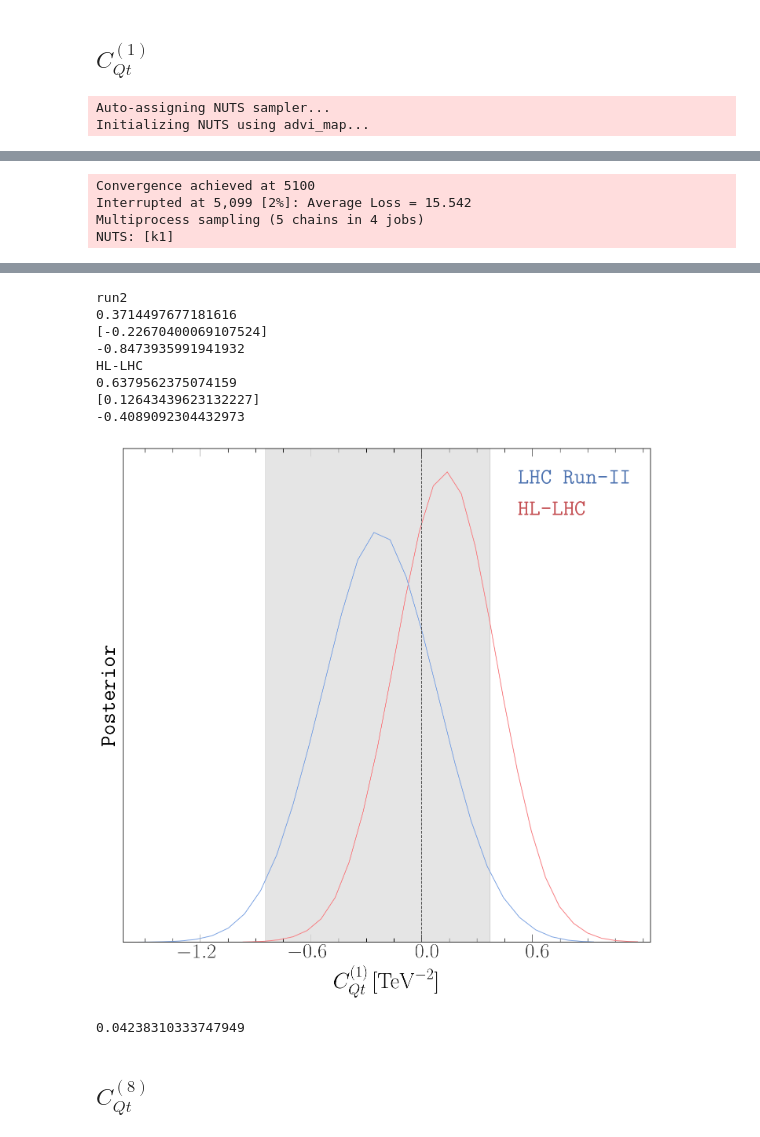
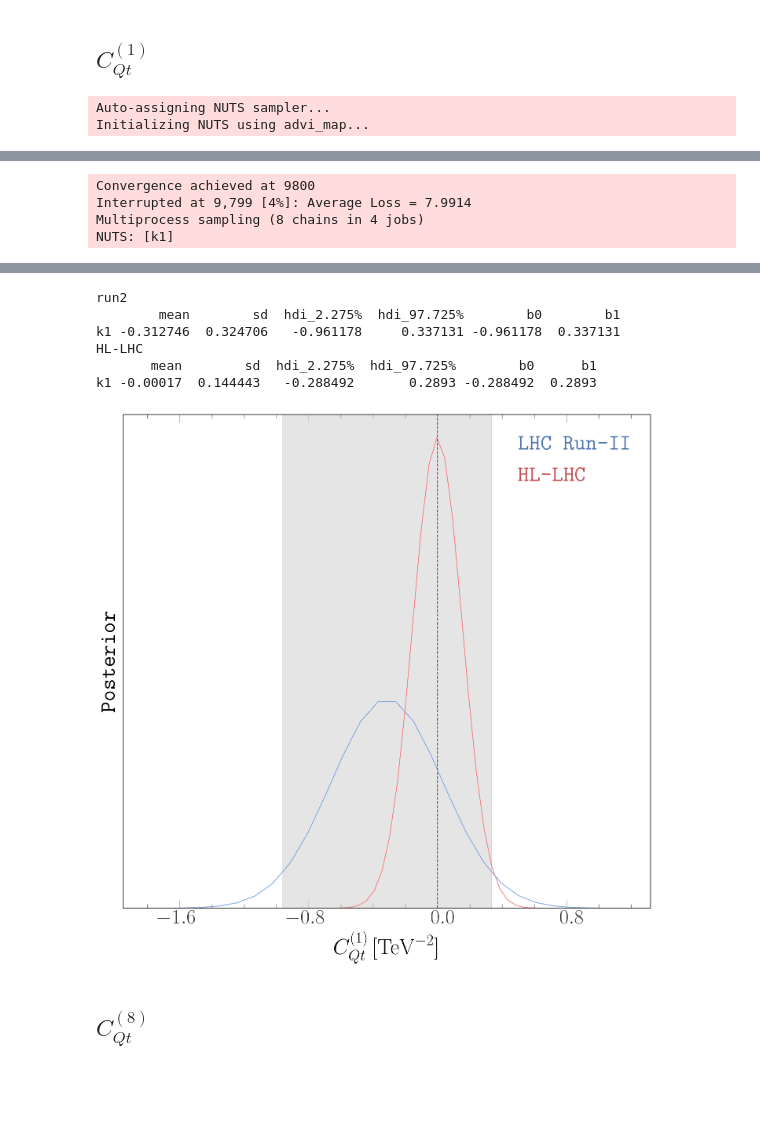
Before and after one commit to alasfar-lina/trilinear4tops, a Jupyter notebook: Notebooks/Single-param.ipynb, the cells around one changed output, grey strips where cells are left out. Saved outputs shown, nothing was run; the diff lists cells and outputs as text; code cells hidden in the pictures; blank space fills up the shorter version.

```diff
--- a/Notebooks/Single-param.ipynb
+++ b/Notebooks/Single-param.ipynb
@@ -18,8 +18,9 @@ import pygtc
 import json
 ######
 import sys
+
 sys.path.append('../HelpherFunctions/')
-from Chi2 import *
+from Chi2Allvar import *
 from fancyspplot import *
 ## ***************************************************************************
 ## * RC param                                                                 *
@@ -44,6 +45,7 @@ filename ="../results/data.yaml"
 stream = open(filename, 'r')#
 data = yaml.safe_load(stream)
 #
+dirc= '/beegfs/desy/user/lalasfar/trilinear4tops'
 colpastil = ['#9cadce','#937eba','#f09494','#72bbd0','#52b2cf','#ffafcc','#d3ab9e' ]
 NBINS = 100
 LambdaNP2 = 1e+3**2
@@ -109,9 +111,13 @@ def runMCMC1param(likelihood, limits, trace_dir='', config=[], fit=True):
 
     if fit:
         with model:
+       #     theano.config.compute_test_value = "off"
             trace = pm.sample(config[0], tune=int(np.max([1000,config[0]/5])), cores=4, target_accept=config[1], chains=config[2], init='advi_map')
 #             print(az.summary(trace, round_to=5)) # Turn on to print summary
-            if trace_dir != '': pm.save_trace(trace=trace, directory=trace_dir, overwrite=True)
+       #     theano.config.compute_test_value = "off"
+           # if trace_dir != '': pm.save_trace(trace=trace, directory=trace_dir, overwrite=True)
+            with open(trace_dir, 'wb') as buff:
+                pickle.dump({'model': model, 'trace': trace}, buff)
         return trace, model
     return model
 # %%
@@ -312,20 +285,15 @@ HL-LHC
 # %% [markdown]
 ## $C_{Qt}^{(1)}$
 # %%
-llCqtm =lambda CH :mylikelihood('Cqt1',CH,0.0,data,experiments=['ATLAS','CMS'],HiggsChannels=['ggf','vbf','ttxh','vh','wh','zh'],mode='rge'
-                                                                           ,TopChannels=None,l3mode='quadratic',linearmu=True)
+llCqtm =lambda cqt1 :mylikelihoodAV(cqt1,0,0,0,0.0,data,collider='Run-II',mode='rge',l3mode='quadratic')
 
-llCqtq =lambda CH :mylikelihood('Cqt1',CH,0.0,data,experiments=['ATLAS','CMS'],HiggsChannels=['ggf','vbf','ttxh','vh','wh','zh'],mode='rge'
-                                                                           ,TopChannels=None,l3mode='quadratic',linearmu=False)
-#llCqtq =lambda CH :mylikelihood('Cqt1',CH,0.0,data,experiments=['HL-LHC'],
-  #                                                                         HiggsChannels=['ggf','vbf','wh','zh','ttxhhllhc'],mode='rge'
-#                                                                           ,TopChannels=None,l3mode='quadratic',linearmu=True)
-
+llCqtq =lambda cqt1 :mylikelihoodAV(cqt1,0,0,0,0.0,data,collider='HL-LHC',mode='rge',l3mode='quadratic')
 limits = [-3, 3]
-config = [15000, 0.8, 5]
-
-trace_1, model_1 = runMCMC1param(llCqtm, limits, config=config)
-trace_2, model_2 = runMCMC1param(llCqtq, limits, config=config)
+config = [500000, 0.8, 8]
+trace_dir1=dirc+'/results/fits/Cqt1_LHC_RunII_quadl3_rge.pickle'
+trace_dir2=dirc+'/results/fits/Cqt1_HL-LHC_quadl3_rge.pickle'
+trace_1, model_1 = runMCMC1param(llCqtm, limits, config=config,trace_dir=trace_dir1)
+trace_2, model_2 = runMCMC1param(llCqtq, limits, config=config,trace_dir=trace_dir2)
 df_cqt1=plotdist(trace_1,trace_2,'../results/plots/single_param/Cqt1.pdf','$C_{Qt}^{(1)}$' ,limits)
 # %% [output]
 Auto-assigning NUTS sampler...
@@ -342,8 +310,8 @@ Auto-assigning NUTS sampler...
 Initializing NUTS using advi_map...
 [interactive output not drawn]
 [interactive output not drawn]
-Convergence achieved at 5100
-Interrupted at 5,099 [2%]: Average Loss = 15.542
-Multiprocess sampling (5 chains in 4 jobs)
+Convergence achieved at 9800
+Interrupted at 9,799 [4%]: Average Loss = 7.9914
+Multiprocess sampling (8 chains in 4 jobs)
 NUTS: [k1]
 [interactive output not drawn]
@@ -351,32 +319,12 @@ Sampling 5 chains for 3_000 tune and 15_000 draw iterations (15_000 + 75_000 dra
 Got error No model on context stack. trying to find log_likelihood in translation.
 Got error No model on context stack. trying to find log_likelihood in translation.
 run2
-0.3714497677181616
-[-0.22670400069107524]
--0.8473935991941932
+        mean        sd  hdi_2.275%  hdi_97.725%        b0        b1
+k1 -0.312746  0.324706   -0.961178     0.337131 -0.961178  0.337131
 HL-LHC
-0.6379562375074159
-[0.12643439623132227]
--0.4089092304432973
+       mean        sd  hdi_2.275%  hdi_97.725%        b0      b1
+k1 -0.00017  0.144443   -0.288492       0.2893 -0.288492  0.2893
-[figure, old version]
+[figure, new version]
-# %%
-0.200867496031372
-[-0.45596850129420463]
--1.1219228592855621
-HL-LHC
-0.38001776177483493
-[-0.2194894075623984]
--0.8352037733190651
-
-0.3714497677181616
-[-0.22670400069107524]
--0.8473935991941932
-HL-LHC
-0.6379562375074159
-[0.12643439623132227]
--0.4089092304432973
-# %% [output]
-0.04238310333747949
 # %% [markdown]
 ## $C_{Qt}^{(8)}$
 # %%
```
Also changed, not shown: parts of 10 cells of this notebook, 26 other files.
